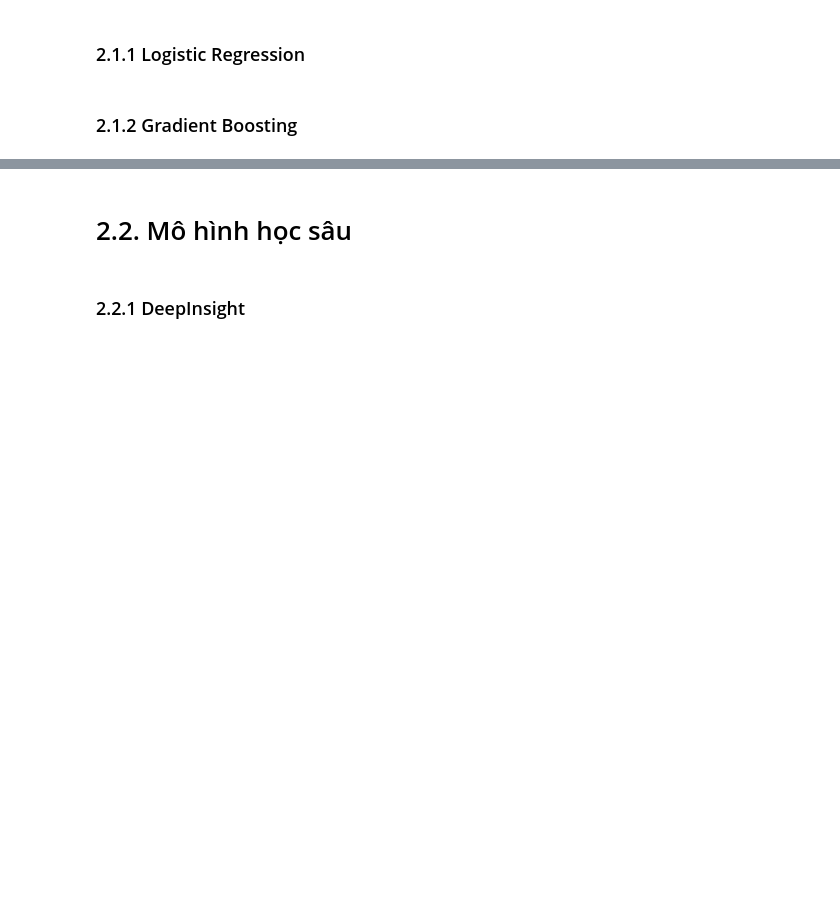
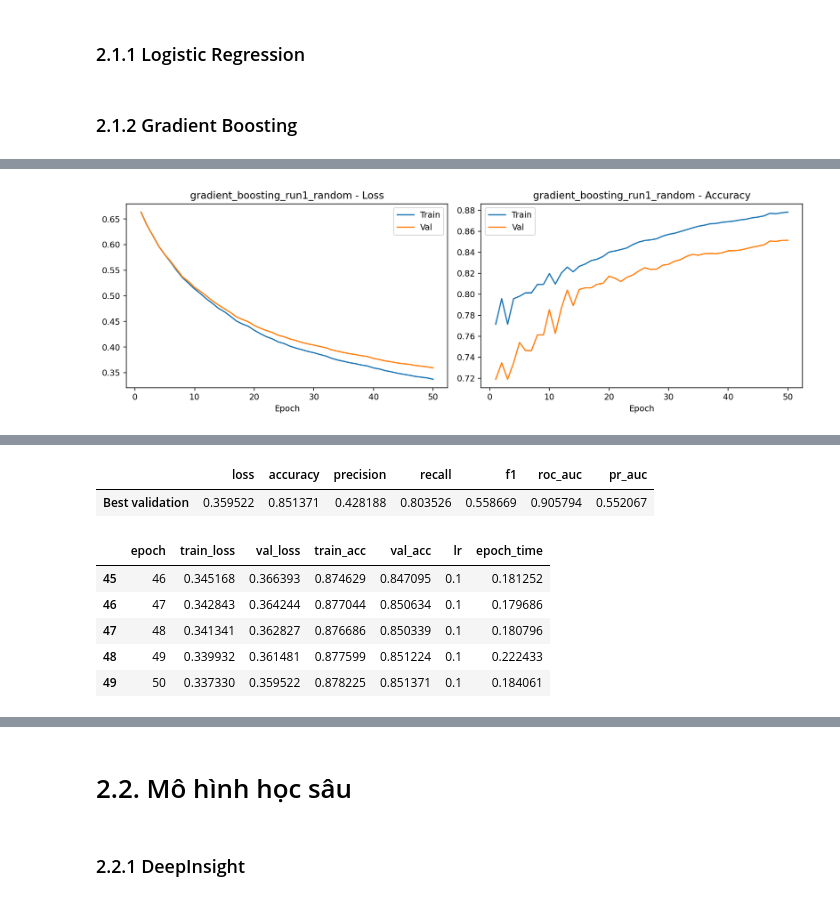
Before and after one commit to HocNguyen0605/DataMining_Nhom09, a Jupyter notebook: datamining-project.ipynb, the cells around one changed output, grey strips where cells are left out. Saved outputs shown, nothing was run; the diff lists cells and outputs as text; code cells hidden in the pictures; blank space fills up the shorter version.

Commit message:
Gradient Boosting

```diff
--- a/datamining-project.ipynb
+++ b/datamining-project.ipynb
@@ -1143,0 +1321,34 @@ Hạn chế. Nội suy tuyến tính giả định khoảng giữa hai khách h
+# %%
+# LẦN 1: GRADIENT BOOSTING VỚI MỘT BỘ SIÊU THAM SỐ NGẪU NHIÊN
+# Dùng STAGE['final']; train đã SMOTE và chọn đặc trưng.
+
+if 'final' not in STAGE:
+    raise ValueError('Hãy chạy xong các cell tiền xử lý và chọn đặc trưng trước.')
+
+gb_data = (
+    STAGE['final']['X_train'],
+    STAGE['final']['y_train'],
+    STAGE['final']['X_val'],
+    STAGE['final']['y_val']
+)
+
+gb_param_space = {
+    'learning_rate': [0.03, 0.05, 0.10, 0.15],
+    'max_depth': [2, 3, 4],
+    'min_samples_leaf': [5, 10, 20],
+    'subsample': [0.8, 1.0]
+}
+gb_run1_params = sample_params(gb_param_space, seed=7)
+gb_run1_params['random_state'] = 42
+print('Thông số ngẫu nhiên lần 1:', gb_run1_params)
+
+# Huấn luyện đủ 50 vòng và lưu riêng kết quả lần 1.
+gb_run1_model, gb_run1_history = fit_gradient_boosting(
+    params=gb_run1_params,
+    tag='gradient_boosting_run1_random',
+    data=gb_data,
+    epochs=50
+)
+
+display(gb_run1_history.tail())
+# %% [output]
@@ -1143,0 +1372 @@ Hạn chế. Nội suy tuyến tính giả định khoảng giữa hai khách h
+[figure, added]
@@ -1143,0 +1375,8 @@ Hạn chế. Nội suy tuyến tính giả định khoảng giữa hai khách h
+|  | loss | accuracy | precision | recall | f1 | roc_auc | pr_auc |
+| Best validation | 0.359522 | 0.851371 | 0.428188 | 0.803526 | 0.558669 | 0.905794 | 0.552067 |
+|  | epoch | train_loss | val_loss | train_acc | val_acc | lr | epoch_time |
+| 45 | 46 | 0.345168 | 0.366393 | 0.874629 | 0.847095 | 0.1 | 0.181252 |
+| 46 | 47 | 0.342843 | 0.364244 | 0.877044 | 0.850634 | 0.1 | 0.179686 |
+| 47 | 48 | 0.341341 | 0.362827 | 0.876686 | 0.850339 | 0.1 | 0.180796 |
+| 48 | 49 | 0.339932 | 0.361481 | 0.877599 | 0.851224 | 0.1 | 0.222433 |
+| 49 | 50 | 0.337330 | 0.359522 | 0.878225 | 0.851371 | 0.1 | 0.184061 |
```
Also changed, not shown: parts of 10 cells of this notebook, 19 other files.
